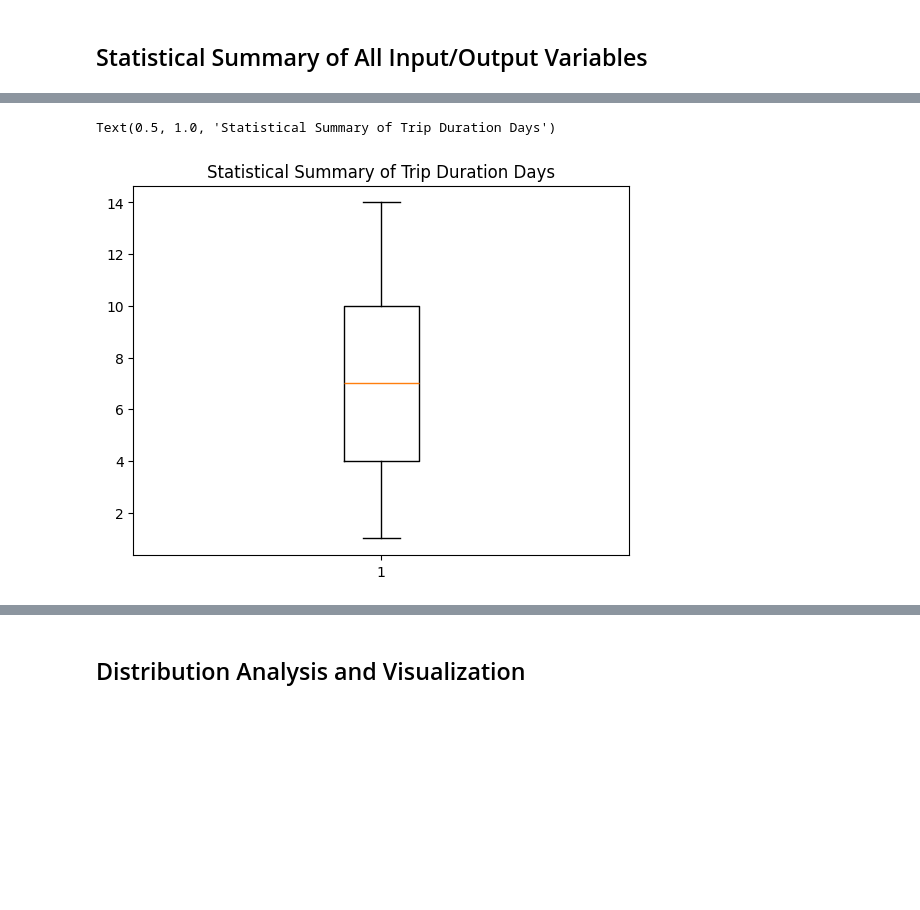
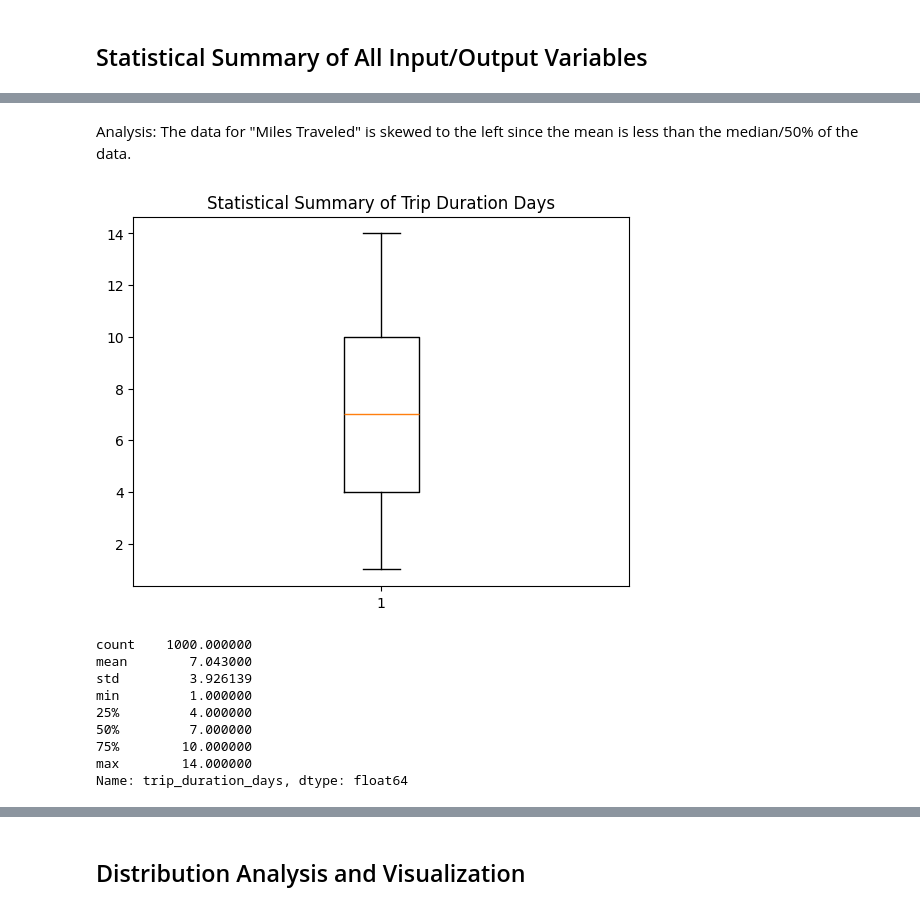
Before and after one commit to srazam/MachineLearningTeamProject, a Jupyter notebook: dataExp.ipynb, the cells around one changed output, grey strips where cells are left out. Cells and saved outputs as stored; diff of their text form; code cells hidden in the pictures; blank space fills up the shorter version.

```diff
--- a/dataExp.ipynb
+++ b/dataExp.ipynb
@@ -117,6 +190,19 @@ Text(0.5, 1.0, 'Statistical Summary of Miles Traveled')
+# %% [markdown]
+Analysis: The data for "Miles Traveled" is skewed to the left since the mean is less than the median/50% of the data.
 # %%
 plt.boxplot(days)
 plt.title("Statistical Summary of Trip Duration Days")
+plt.show()
+
+dataFrame["trip_duration_days"].describe()
 # %% [output]
+[figure]
-Text(0.5, 1.0, 'Statistical Summary of Trip Duration Days')
+count    1000.000000
+mean        7.043000
+std         3.926139
+min         1.000000
+25%         4.000000
+50%         7.000000
+75%        10.000000
+max        14.000000
+Name: trip_duration_days, dtype: float64
-[figure]
```
Also changed, not shown: parts of 15 cells of this notebook.
